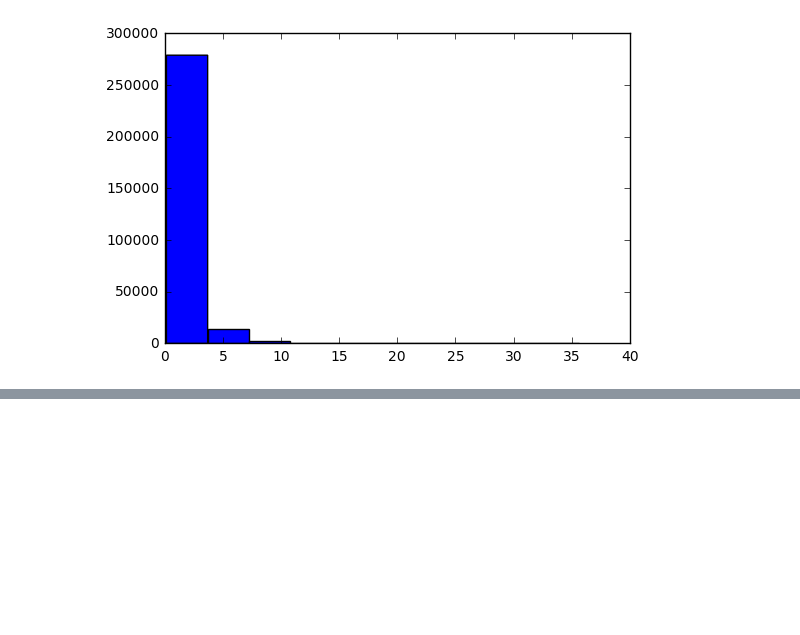
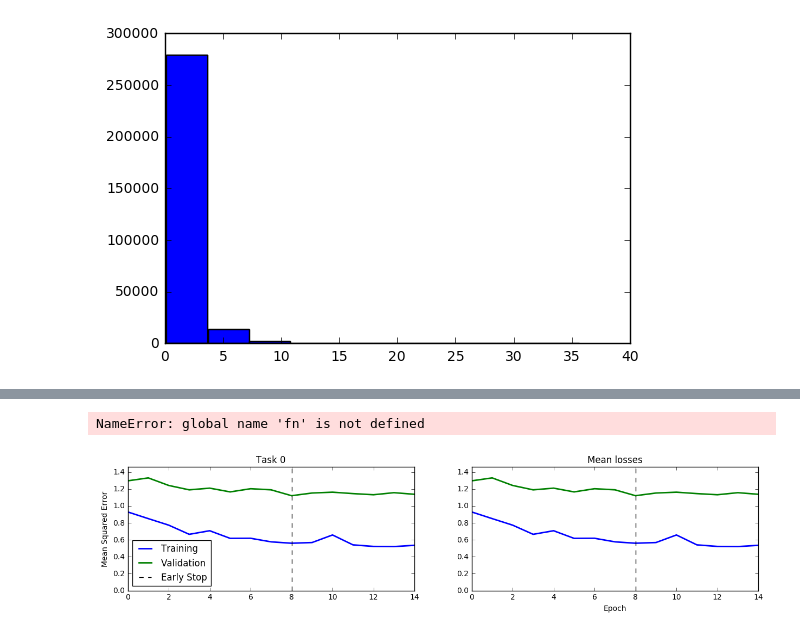
Before and after one commit to irvhsu/cs273b-project, a Jupyter notebook: notebooks/load_data.ipynb, the cells around one changed output, grey strips where cells are left out. Saved outputs shown, nothing was run; the diff lists cells and outputs as text; code cells hidden in the pictures; blank space fills up the shorter version.

```diff
--- a/notebooks/load_data.ipynb
+++ b/notebooks/load_data.ipynb
@@ -137,3 +138,12 @@ for i in range(4):
 [figure]
 [figure]
 [figure]
+# %%
+seqs = []
+for design in designs:
+    with open("../data/Scaleup_counts_sequences/ScaleUpDesign{}.sequences.txt".format(design)) as f:
+        for i, line in enumerate(f):
+            key, seq = line.strip().split()
+            assert key == labels[design][i]
+            if 'N' in seq: seq = seq.replace('N', 'A')
+            seqs += [seq]
@@ -139,0 +170,19 @@ for i in range(4):
+# %%
+merged = w.min(axis=1)
+from sklearn.model_selection import train_test_split
+X_train, X_valid, y_train, y_valid, w_train, w_valid = train_test_split(
+    X, y, w, test_size=0.2, random_state=42
+)
+# %%
+from models import SequenceDNN_Regression
+
+model = SequenceDNN_Regression(
+        seq_length=X_train.shape[3],
+        num_filters=[100, 100],
+        conv_width=[13, 13],
+        pool_width=40,
+        dropout=0.1
+    )
+#        num_tasks=y_train.shape[1],
+#        dropout=0.1
+#    )
@@ -139,0 +197,6 @@ for i in range(4):
+# %%
+valid = [i for i, val in enumerate(w_train[:,0]) if val > 1]
+valid_valid = [i for i, val in enumerate(w_valid[:,0]) if val > 1]
+model.train(X_train[valid,:,:,:], y_train[valid, 0].reshape(len(valid), 1),
+            (X_valid[valid_valid, :, :, :], y_valid[valid_valid,0].reshape(len(valid_valid), 1)),
+            train_sample_weight=w_train[valid,0], valid_sample_weight=w_valid[valid_valid,0])
@@ -139,0 +264,6 @@ for i in range(4):
+# %%
+metric = "Mean Squared Error"
+print_perf(model, metric)
+# %% [output]
+NameError: global name 'fn' is not defined
+[figure, added]
```
Also changed, not shown: parts of 7 cells of this notebook, 20 other files.
